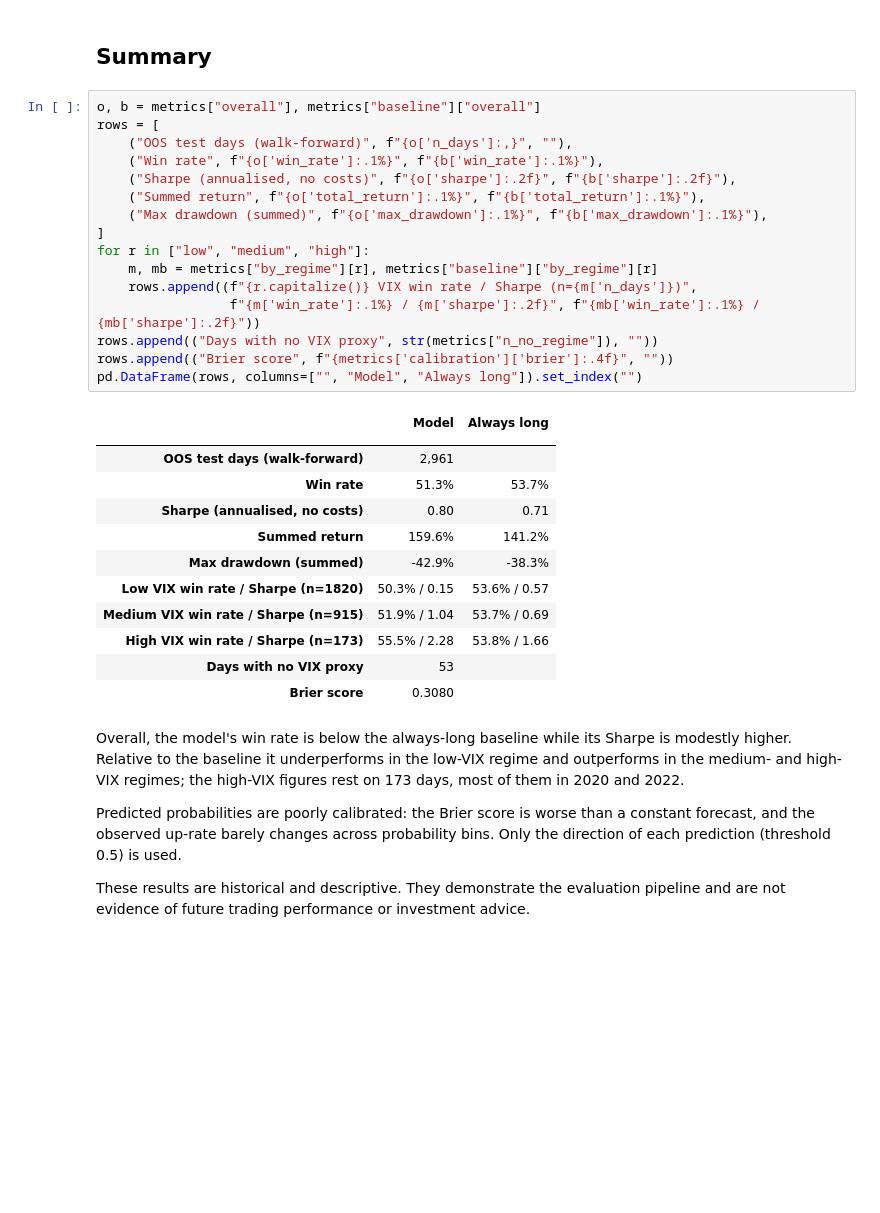
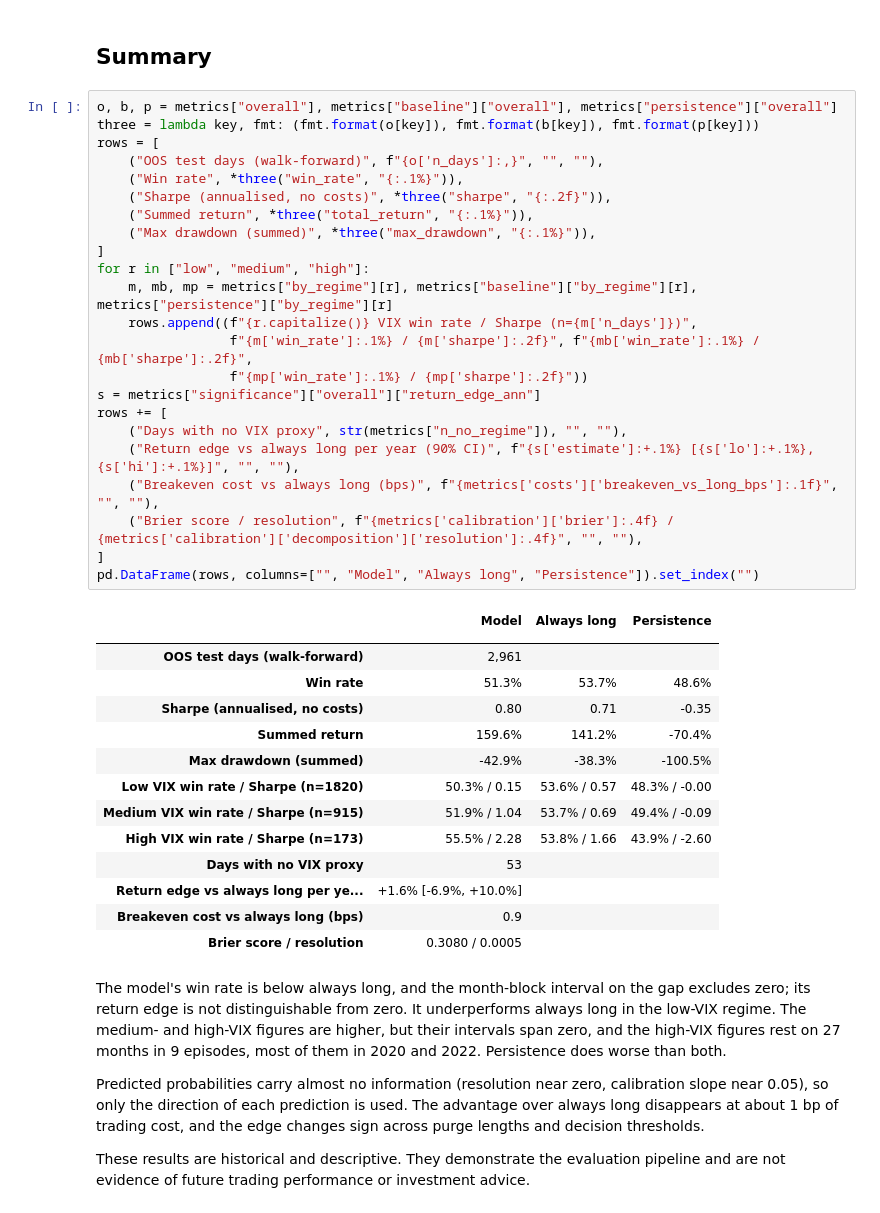
Before and after one commit to HD013/spx-directional-signal-pipeline, a Jupyter notebook: notebooks/analysis.ipynb, the cells around one changed output. Saved outputs shown, nothing was run; the diff lists cells and outputs as text; blank space fills up the shorter version.

Commit message:
Add statistical checks: block-bootstrap intervals, cost breakevens, calibration, decay and sensitivity

```diff
--- a/notebooks/analysis.ipynb
+++ b/notebooks/analysis.ipynb
@@ -335,37 +413,46 @@ Brier score: 0.3080  (coin flip 0.25, constant at OOS up-rate 0.2486)
 # %% [markdown]
 ## Summary
 # %%
-o, b = metrics["overall"], metrics["baseline"]["overall"]
+o, b, p = metrics["overall"], metrics["baseline"]["overall"], metrics["persistence"]["overall"]
+three = lambda key, fmt: (fmt.format(o[key]), fmt.format(b[key]), fmt.format(p[key]))
 rows = [
-    ("OOS test days (walk-forward)", f"{o['n_days']:,}", ""),
-    ("Win rate", f"{o['win_rate']:.1%}", f"{b['win_rate']:.1%}"),
-    ("Sharpe (annualised, no costs)", f"{o['sharpe']:.2f}", f"{b['sharpe']:.2f}"),
-    ("Summed return", f"{o['total_return']:.1%}", f"{b['total_return']:.1%}"),
-    ("Max drawdown (summed)", f"{o['max_drawdown']:.1%}", f"{b['max_drawdown']:.1%}"),
+    ("OOS test days (walk-forward)", f"{o['n_days']:,}", "", ""),
+    ("Win rate", *three("win_rate", "{:.1%}")),
+    ("Sharpe (annualised, no costs)", *three("sharpe", "{:.2f}")),
+    ("Summed return", *three("total_return", "{:.1%}")),
+    ("Max drawdown (summed)", *three("max_drawdown", "{:.1%}")),
 ]
 for r in ["low", "medium", "high"]:
-    m, mb = metrics["by_regime"][r], metrics["baseline"]["by_regime"][r]
+    m, mb, mp = metrics["by_regime"][r], metrics["baseline"]["by_regime"][r], metrics["persistence"]["by_regime"][r]
     rows.append((f"{r.capitalize()} VIX win rate / Sharpe (n={m['n_days']})",
-                 f"{m['win_rate']:.1%} / {m['sharpe']:.2f}", f"{mb['win_rate']:.1%} / {mb['sharpe']:.2f}"))
-rows.append(("Days with no VIX proxy", str(metrics["n_no_regime"]), ""))
-rows.append(("Brier score", f"{metrics['calibration']['brier']:.4f}", ""))
-pd.DataFrame(rows, columns=["", "Model", "Always long"]).set_index("")
+                 f"{m['win_rate']:.1%} / {m['sharpe']:.2f}", f"{mb['win_rate']:.1%} / {mb['sharpe']:.2f}",
+                 f"{mp['win_rate']:.1%} / {mp['sharpe']:.2f}"))
+s = metrics["significance"]["overall"]["return_edge_ann"]
+rows += [
+    ("Days with no VIX proxy", str(metrics["n_no_regime"]), "", ""),
+    ("Return edge vs always long per year (90% CI)", f"{s['estimate']:+.1%} [{s['lo']:+.1%}, {s['hi']:+.1%}]", "", ""),
+    ("Breakeven cost vs always long (bps)", f"{metrics['costs']['breakeven_vs_long_bps']:.1f}", "", ""),
+    ("Brier score / resolution", f"{metrics['calibration']['brier']:.4f} / {metrics['calibration']['decomposition']['resolution']:.4f}", "", ""),
+]
+pd.DataFrame(rows, columns=["", "Model", "Always long", "Persistence"]).set_index("")
 # %% [output]
-|  | Model | Always long |
-|  |  |  |
-| OOS test days (walk-forward) | 2,961 |  |
-| Win rate | 51.3% | 53.7% |
-| Sharpe (annualised, no costs) | 0.80 | 0.71 |
-| Summed return | 159.6% | 141.2% |
-| Max drawdown (summed) | -42.9% | -38.3% |
-| Low VIX win rate / Sharpe (n=1820) | 50.3% / 0.15 | 53.6% / 0.57 |
-| Medium VIX win rate / Sharpe (n=915) | 51.9% / 1.04 | 53.7% / 0.69 |
-| High VIX win rate / Sharpe (n=173) | 55.5% / 2.28 | 53.8% / 1.66 |
-| Days with no VIX proxy | 53 |  |
-| Brier score | 0.3080 |  |
+|  | Model | Always long | Persistence |
+|  |  |  |  |
+| OOS test days (walk-forward) | 2,961 |  |  |
+| Win rate | 51.3% | 53.7% | 48.6% |
+| Sharpe (annualised, no costs) | 0.80 | 0.71 | -0.35 |
+| Summed return | 159.6% | 141.2% | -70.4% |
+| Max drawdown (summed) | -42.9% | -38.3% | -100.5% |
+| Low VIX win rate / Sharpe (n=1820) | 50.3% / 0.15 | 53.6% / 0.57 | 48.3% / -0.00 |
+| Medium VIX win rate / Sharpe (n=915) | 51.9% / 1.04 | 53.7% / 0.69 | 49.4% / -0.09 |
+| High VIX win rate / Sharpe (n=173) | 55.5% / 2.28 | 53.8% / 1.66 | 43.9% / -2.60 |
+| Days with no VIX proxy | 53 |  |  |
+| Return edge vs always long per ye... | +1.6% [-6.9%, +10.0%] |  |  |
+| Breakeven cost vs always long (bps) | 0.9 |  |  |
+| Brier score / resolution | 0.3080 / 0.0005 |  |  |
 # %% [markdown]
-Overall, the model's win rate is below the always-long baseline while its Sharpe is modestly higher. Relative to the baseline it underperforms in the low-VIX regime and outperforms in the medium- and high-VIX regimes; the high-VIX figures rest on 173 days, most of them in 2020 and 2022.
+The model's win rate is below always long, and the month-block interval on the gap excludes zero; its return edge is not distinguishable from zero. It underperforms always long in the low-VIX regime. The medium- and high-VIX figures are higher, but their intervals span zero, and the high-VIX figures rest on 27 months in 9 episodes, most of them in 2020 and 2022. Persistence does worse than both.
 
-Predicted probabilities are poorly calibrated: the Brier score is worse than a constant forecast, and the observed up-rate barely changes across probability bins. Only the direction of each prediction (threshold 0.5) is used.
+Predicted probabilities carry almost no information (resolution near zero, calibration slope near 0.05), so only the direction of each prediction is used. The advantage over always long disappears at about 1 bp of trading cost, and the edge changes sign across purge lengths and decision thresholds.
 
 These results are historical and descriptive. They demonstrate the evaluation pipeline and are not evidence of future trading performance or investment advice.
```
Also changed, not shown: parts of 7 cells of this notebook, 6 other files.
